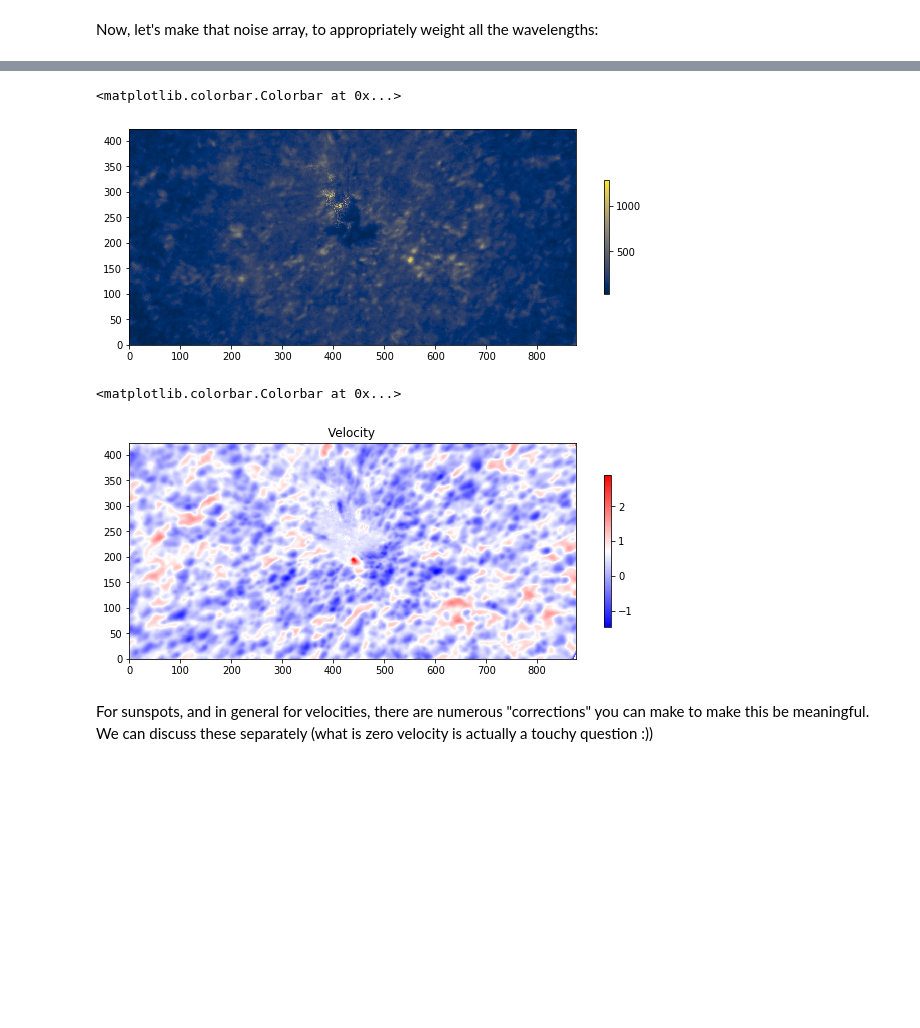
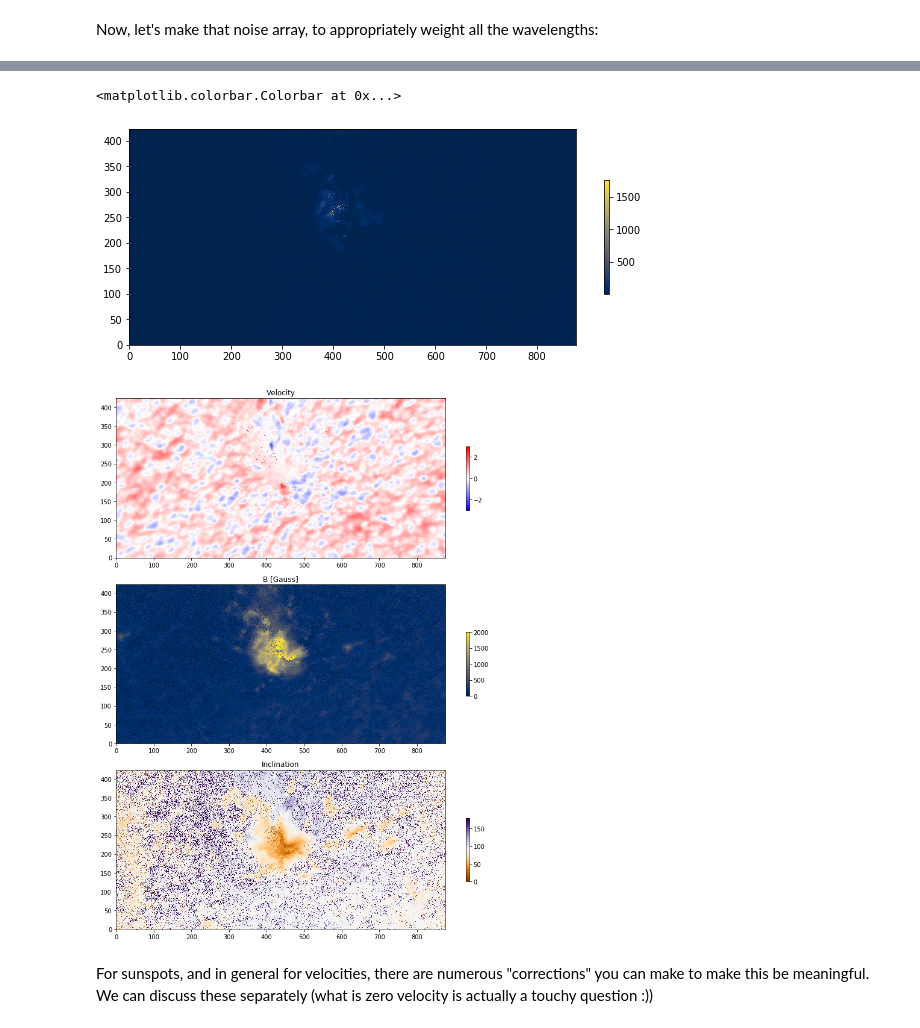
Before and after one commit to ivanzmilic/me_inversion_exercises, a Jupyter notebook: invert_ibis.ipynb, the cells around one changed output, grey strips where cells are left out. Drawn from its saved outputs; the diff is of its cells as text; code cells hidden in the pictures; blank space fills up the shorter version.

```diff
--- a/invert_ibis.ipynb
+++ b/invert_ibis.ipynb
@@ -68,6 +68,8 @@ Now, let's make that noise array, to appropriately weight all the wavelengths:
 # %%
 noise= np.zeros((4,ll.size), dtype='float64')
 noise[:] = 1E-3
+noise[:,-4:] = 1E-2
+noise[0] *= 10.0
 # %%
 %%time
 i = 0
@@ -97,15 +99,24 @@ plt.imshow(chi2.T,origin='lower',cmap='cividis')
 plt.colorbar(shrink=0.3)
 # %% [output]
 <matplotlib.colorbar.Colorbar at 0x...>
-[figure, old version]
+[figure, new version]
 # %%
 # Not the best fits, not the worst, let's see the parameters:
-plt.figure(figsize=[10,7])
-plt.imshow(model_out[:,:,3].T,origin='lower',cmap='bwr')
+plt.figure(figsize=[10,13])
+plt.subplot(311)
+plt.imshow(model_out[:,:,3].T,origin='lower',cmap='bwr',vmin=-3,vmax=3)
 plt.title("Velocity")
 plt.colorbar(shrink=0.4)
+plt.subplot(312)
+plt.imshow(model_out[:,:,0].T,origin='lower',cmap='cividis',vmin=0,vmax=2000)
+plt.title("B [Gauss]")
+plt.colorbar(shrink=0.4)
+plt.subplot(313)
+plt.imshow(model_out[:,:,1].T*180./np.pi,origin='lower',cmap='PuOr')
+plt.title("Inclination")
+plt.colorbar(shrink=0.4)
+plt.tight_layout()
 # %% [output]
-<matplotlib.colorbar.Colorbar at 0x...>
-[figure, old version]
+[figure, new version]
 # %% [markdown]
 For sunspots, and in general for velocities, there are numerous "corrections" you can make to make this be meaningful. We can discuss these separately (what is zero velocity is actually a touchy question :))
```
Also changed, not shown: parts of 6 cells of this notebook.
